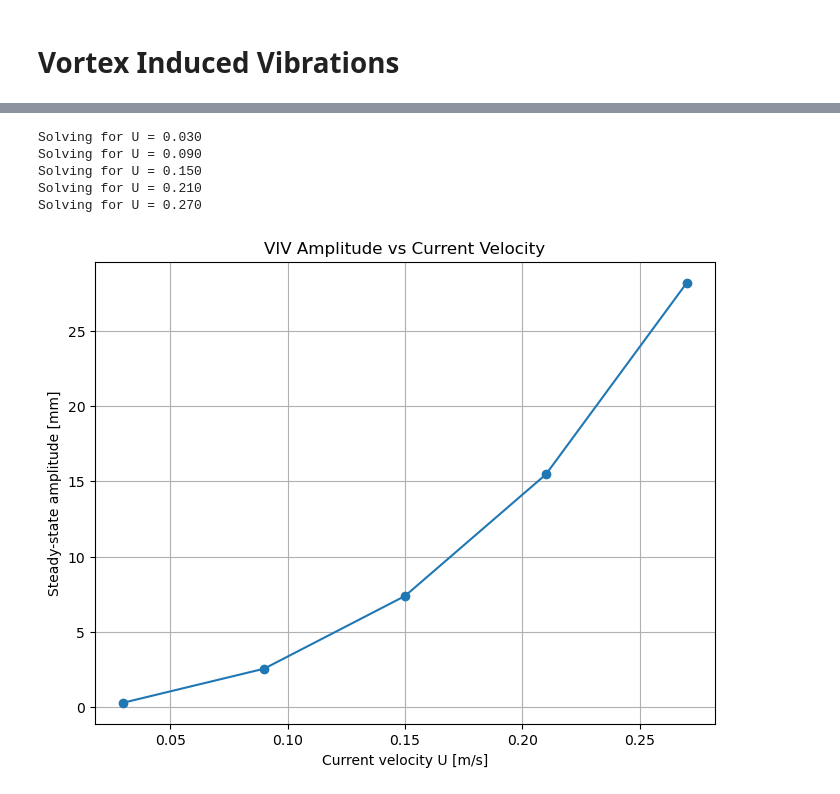
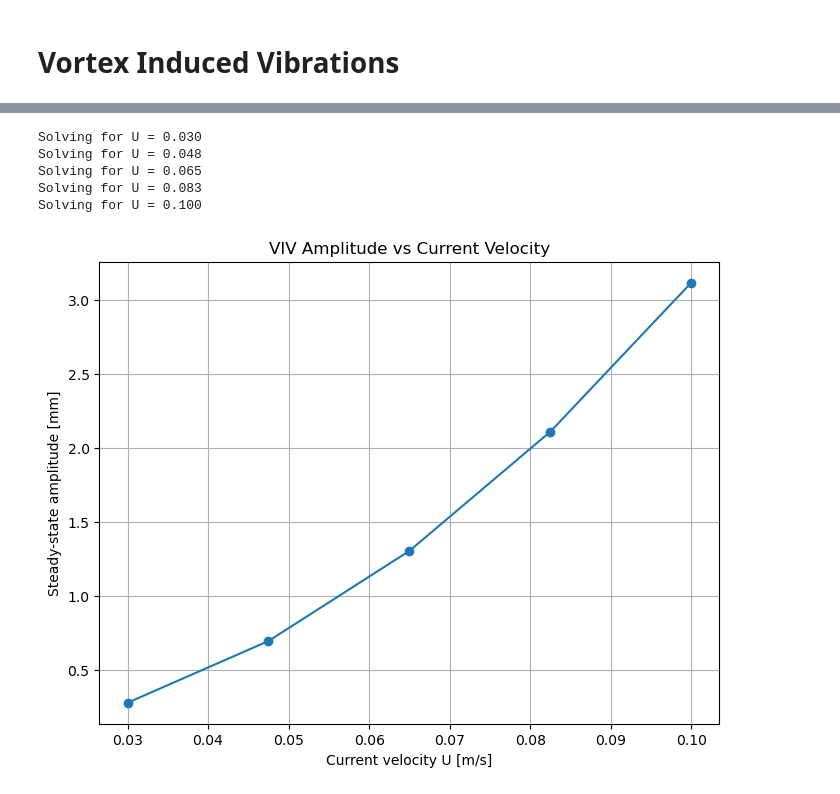
Before and after one commit to JulianEngel1999/FSI_Assignment_2, a Jupyter notebook: VIV.ipynb, the cells around one changed output, grey strips where cells are left out. Saved outputs shown, nothing was run; the diff lists cells and outputs as text; code cells hidden in the pictures.

```diff
--- a/VIV.ipynb
+++ b/VIV.ipynb
@@ -21,7 +21,7 @@ omega_n = (np.pi / L) * np.sqrt(T / m_eff)
 zeta = b / (2 * omega_n * m_eff)
 
 epsilon = 0.3
-A_coupling = 20.0
+A_coupling = 12.0
 Cx0_hat = 1.0
 Cy1_hat = 0.3
 q1_hat = 1.0
@@ -130,25 +116,25 @@ Simulation completed in 5.52 seconds.
 # %%
-U_values = np.linspace(0.03, 0.27, 5)
+U_values = np.linspace(0.03, 0.10, 5)
 amplitudes = []
 
 for U in U_values:
     print(f"Solving for U = {U:.3f}")
     amp = compute_amplitude(dt , t_end, U)
     amplitudes.append(amp)
 
 plt.figure(figsize=(8,6))
 plt.plot(U_values, 1000 * np.array(amplitudes), marker='o')
 plt.xlabel("Current velocity U [m/s]")
 plt.ylabel("Steady-state amplitude [mm]")
 plt.title("VIV Amplitude vs Current Velocity")
 plt.grid(True)
 # %% [output]
 Solving for U = 0.030
-Solving for U = 0.090
-Solving for U = 0.150
-Solving for U = 0.210
-Solving for U = 0.270
+Solving for U = 0.048
+Solving for U = 0.065
+Solving for U = 0.083
+Solving for U = 0.100
-[figure, old version]
+[figure, new version]
 # %%
 U_range = np.linspace(0.03, 0.27, 5)
 
```
Also changed, not shown: parts of 13 cells of this notebook.
